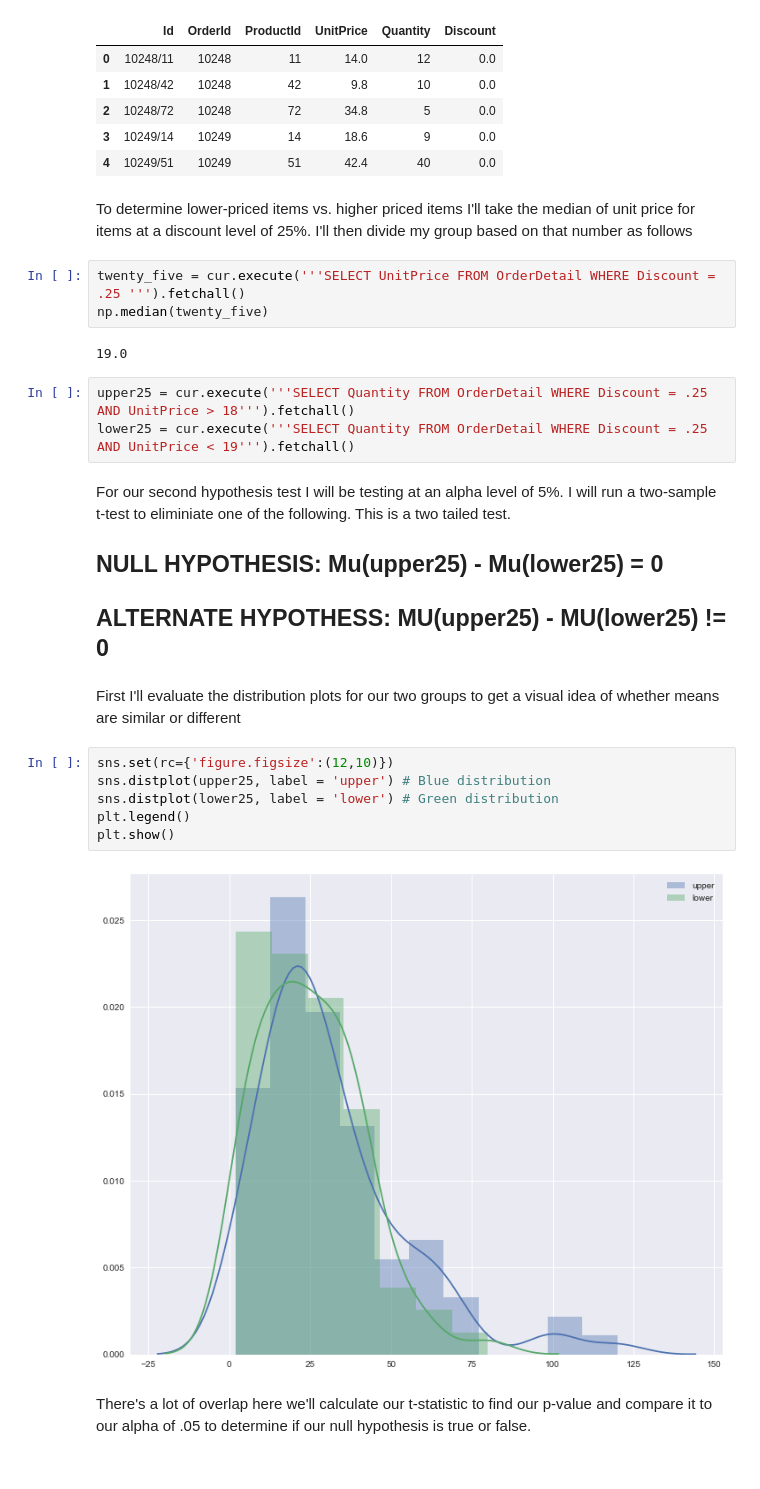
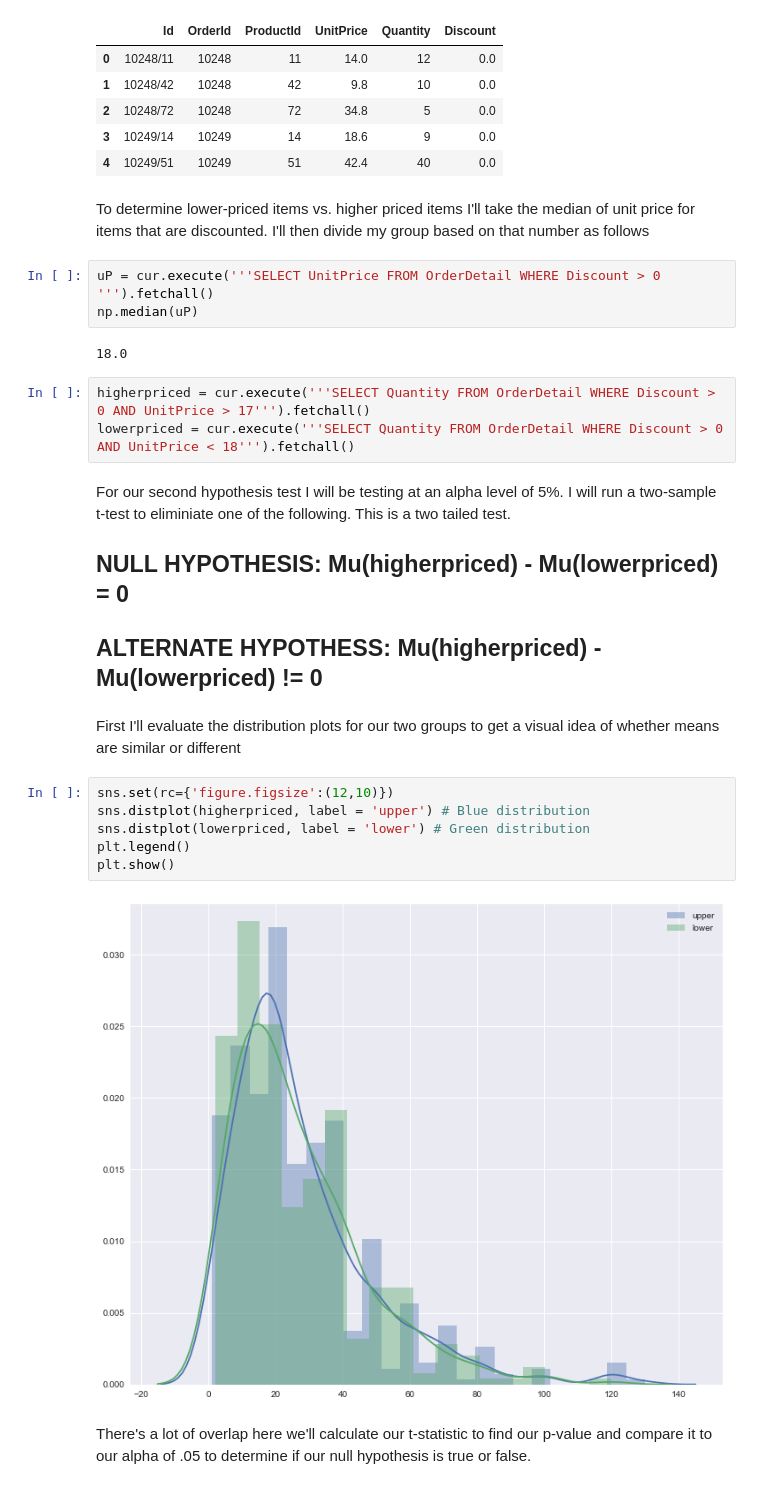
Before and after one commit to FHyder/dsc-2-final-project-online-ds-pt-100118, a Jupyter notebook: student.ipynb, the cells around one changed output. Saved outputs shown, nothing was run; the diff lists cells and outputs as text.

```diff
--- a/student.ipynb
+++ b/student.ipynb
@@ -284,31 +284,31 @@ order.head()
 | 3 | 10249/14 | 10249 | 14 | 18.6 | 9 | 0.0 |
 | 4 | 10249/51 | 10249 | 51 | 42.4 | 40 | 0.0 |
 # %% [markdown]
-To determine lower-priced items vs. higher priced items I'll take the median of unit price for items at a discount level of 25%. I'll then divide my group based on that number as follows
+To determine lower-priced items vs. higher priced items I'll take the median of unit price for items that are discounted. I'll then divide my group based on that number as follows
 # %%
-twenty_five = cur.execute('''SELECT UnitPrice FROM OrderDetail WHERE Discount = .25 ''').fetchall()
-np.median(twenty_five)
+uP = cur.execute('''SELECT UnitPrice FROM OrderDetail WHERE Discount > 0 ''').fetchall()
+np.median(uP)
 # %% [output]
-19.0
+18.0
 # %%
-upper25 = cur.execute('''SELECT Quantity FROM OrderDetail WHERE Discount = .25 AND UnitPrice > 18''').fetchall()
-lower25 = cur.execute('''SELECT Quantity FROM OrderDetail WHERE Discount = .25 AND UnitPrice < 19''').fetchall()
+higherpriced = cur.execute('''SELECT Quantity FROM OrderDetail WHERE Discount > 0 AND UnitPrice > 17''').fetchall()
+lowerpriced = cur.execute('''SELECT Quantity FROM OrderDetail WHERE Discount > 0  AND UnitPrice < 18''').fetchall()
 # %% [markdown]
 For our second hypothesis test I will be testing at an alpha level of 5%. I will run a two-sample t-test to eliminiate one of the following. This is a two tailed test.
 
-## NULL HYPOTHESIS: Mu(upper25) - Mu(lower25) = 0
+## NULL HYPOTHESIS: Mu(higherpriced) - Mu(lowerpriced) = 0
 
-## ALTERNATE HYPOTHESS: MU(upper25) - MU(lower25) != 0
+## ALTERNATE HYPOTHESS: Mu(higherpriced) - Mu(lowerpriced) != 0
 # %% [markdown]
 First I'll evaluate the distribution plots for our two groups to get a visual idea of whether means are similar or different
 # %%
 sns.set(rc={'figure.figsize':(12,10)})
-sns.distplot(upper25, label = 'upper') # Blue distribution
-sns.distplot(lower25, label = 'lower') # Green distribution
+sns.distplot(higherpriced, label = 'upper') # Blue distribution
+sns.distplot(lowerpriced, label = 'lower') # Green distribution
 plt.legend()
 plt.show()
 # %% [output]
-[figure, old version]
+[figure, new version]
 # %% [markdown]
 There's a lot of overlap here we'll calculate our t-statistic to find our p-value and compare it to our alpha of .05 to determine if our null hypothesis is true or false.
 # %%
```
Also changed, not shown: parts of 39 cells of this notebook, 2 other files.
